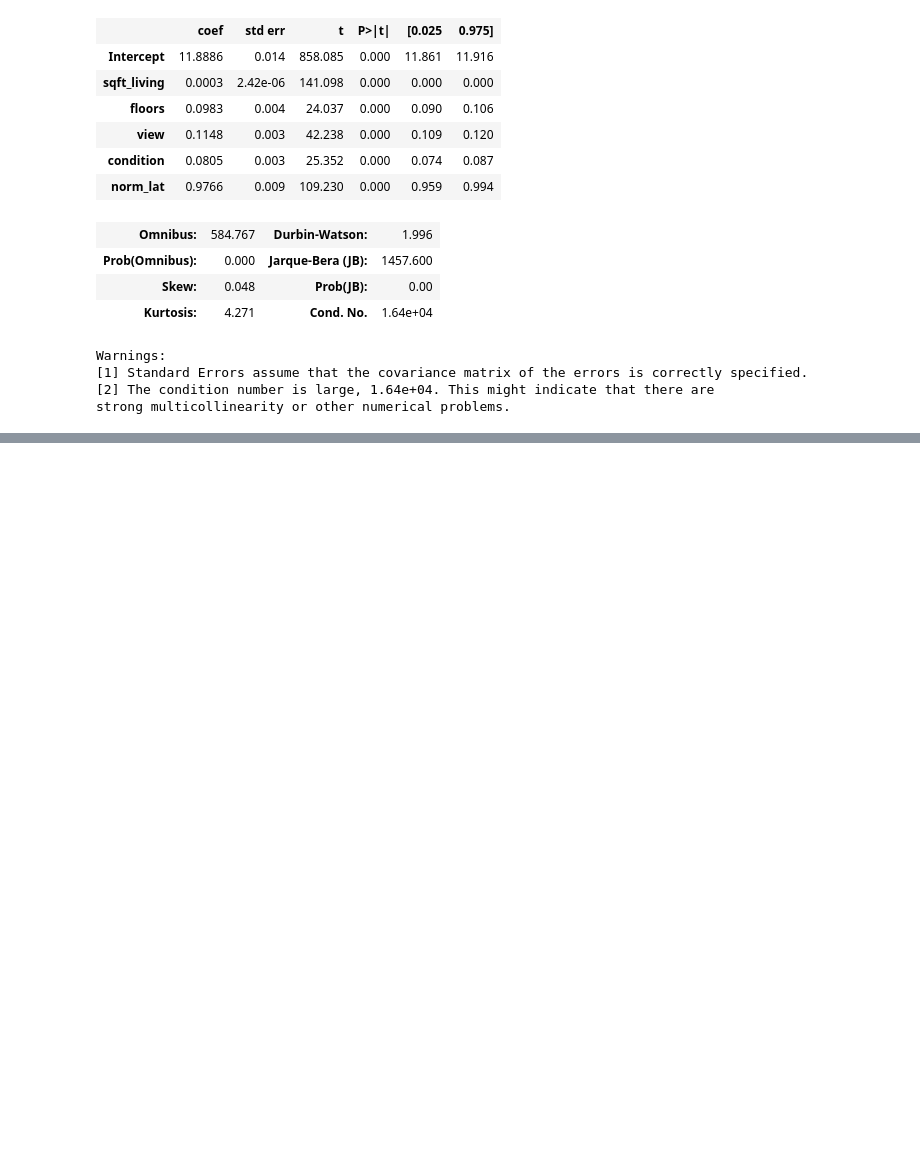
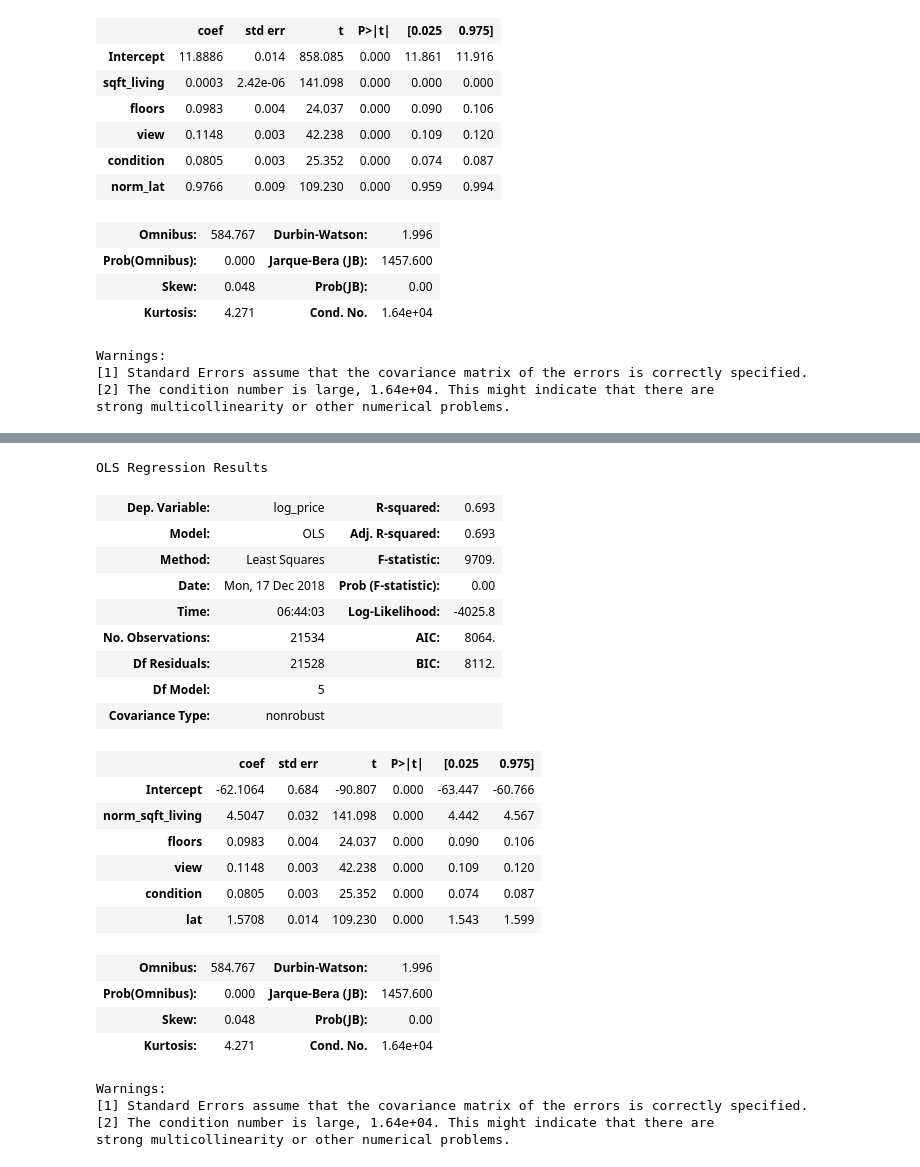
Before and after one commit to giorosati/dsc-1-final-project-online-ds-pt-100118, a Jupyter notebook: student_v2.ipynb, the cells around one changed output, grey strips where cells are left out. Cells and saved outputs as stored; diff of their text form; code cells hidden in the pictures; blank space fills up the shorter version.

```diff
--- a/student_v2.ipynb
+++ b/student_v2.ipynb
@@ -1200,0 +1216,32 @@ strong multicollinearity or other numerical problems.
+# %%
+# create a model using all 6 factors - MODEL D
+# After normalizing sqft_living, using original values for all other factors.
+
+model = 'log_price ~ norm_sqft_living + floors + view + condition + lat'
+smf.ols(formula=model, data=df5).fit().summary()
+# %% [output]
+OLS Regression Results
+| Dep. Variable: | log_price | R-squared: | 0.693 |
+| Model: | OLS | Adj. R-squared: | 0.693 |
+| Method: | Least Squares | F-statistic: | 9709. |
+| Date: | Mon, 17 Dec 2018 | Prob (F-statistic): | 0.00 |
+| Time: | 06:44:03 | Log-Likelihood: | -4025.8 |
+| No. Observations: | 21534 | AIC: | 8064. |
+| Df Residuals: | 21528 | BIC: | 8112. |
+| Df Model: | 5 |  |  |
+| Covariance Type: | nonrobust |  |  |
+|  | coef | std err | t | P>|t| | [0.025 | 0.975] |
+| Intercept | -62.1064 | 0.684 | -90.807 | 0.000 | -63.447 | -60.766 |
+| norm_sqft_living | 4.5047 | 0.032 | 141.098 | 0.000 | 4.442 | 4.567 |
+| floors | 0.0983 | 0.004 | 24.037 | 0.000 | 0.090 | 0.106 |
+| view | 0.1148 | 0.003 | 42.238 | 0.000 | 0.109 | 0.120 |
+| condition | 0.0805 | 0.003 | 25.352 | 0.000 | 0.074 | 0.087 |
+| lat | 1.5708 | 0.014 | 109.230 | 0.000 | 1.543 | 1.599 |
+| Omnibus: | 584.767 | Durbin-Watson: | 1.996 |
+| Prob(Omnibus): | 0.000 | Jarque-Bera (JB): | 1457.600 |
+| Skew: | 0.048 | Prob(JB): | 0.00 |
+| Kurtosis: | 4.271 | Cond. No. | 1.64e+04 |
+Warnings:
+[1] Standard Errors assume that the covariance matrix of the errors is correctly specified.
+[2] The condition number is large, 1.64e+04. This might indicate that there are
+strong multicollinearity or other numerical problems.
```
Also changed, not shown: parts of 8 cells of this notebook.
